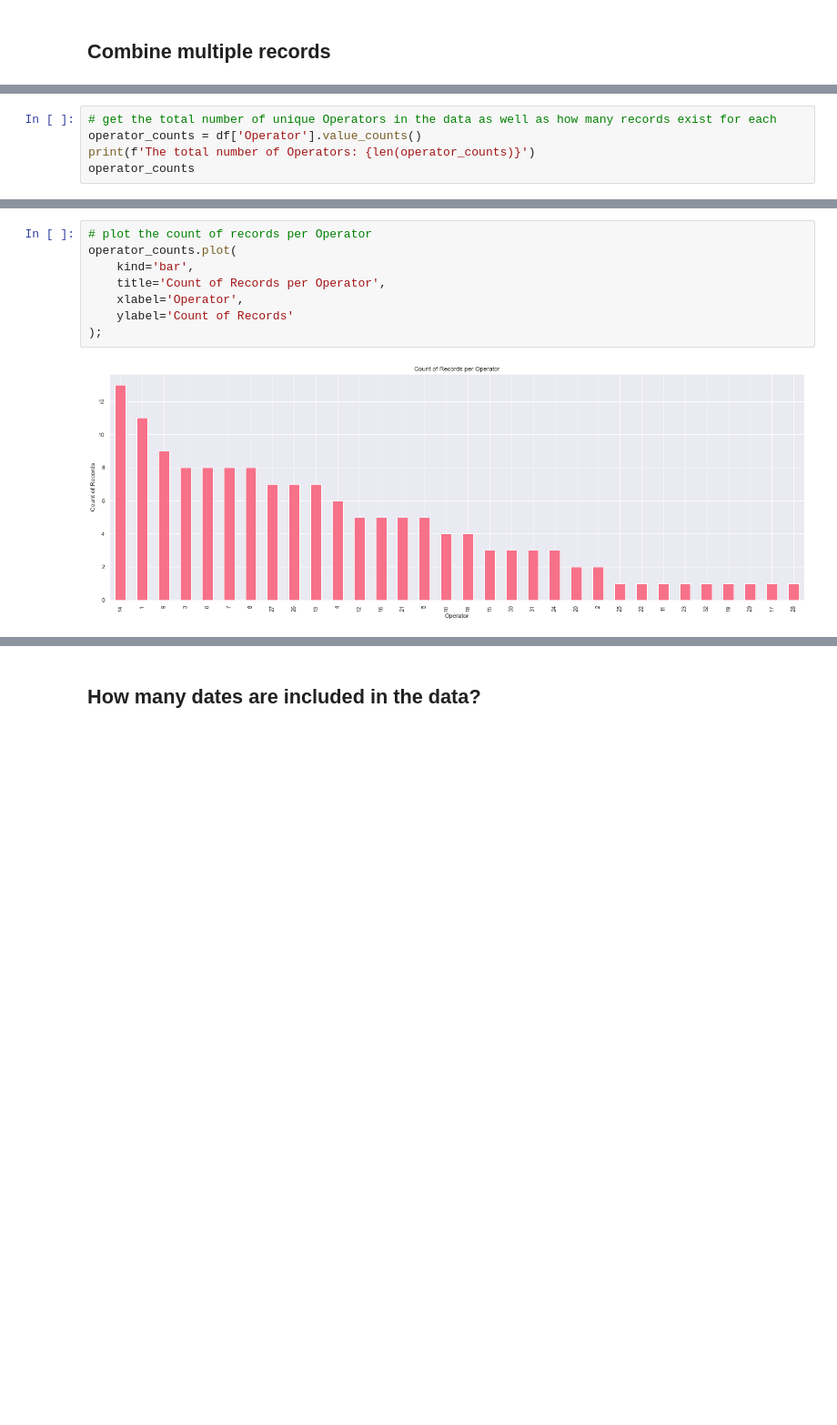
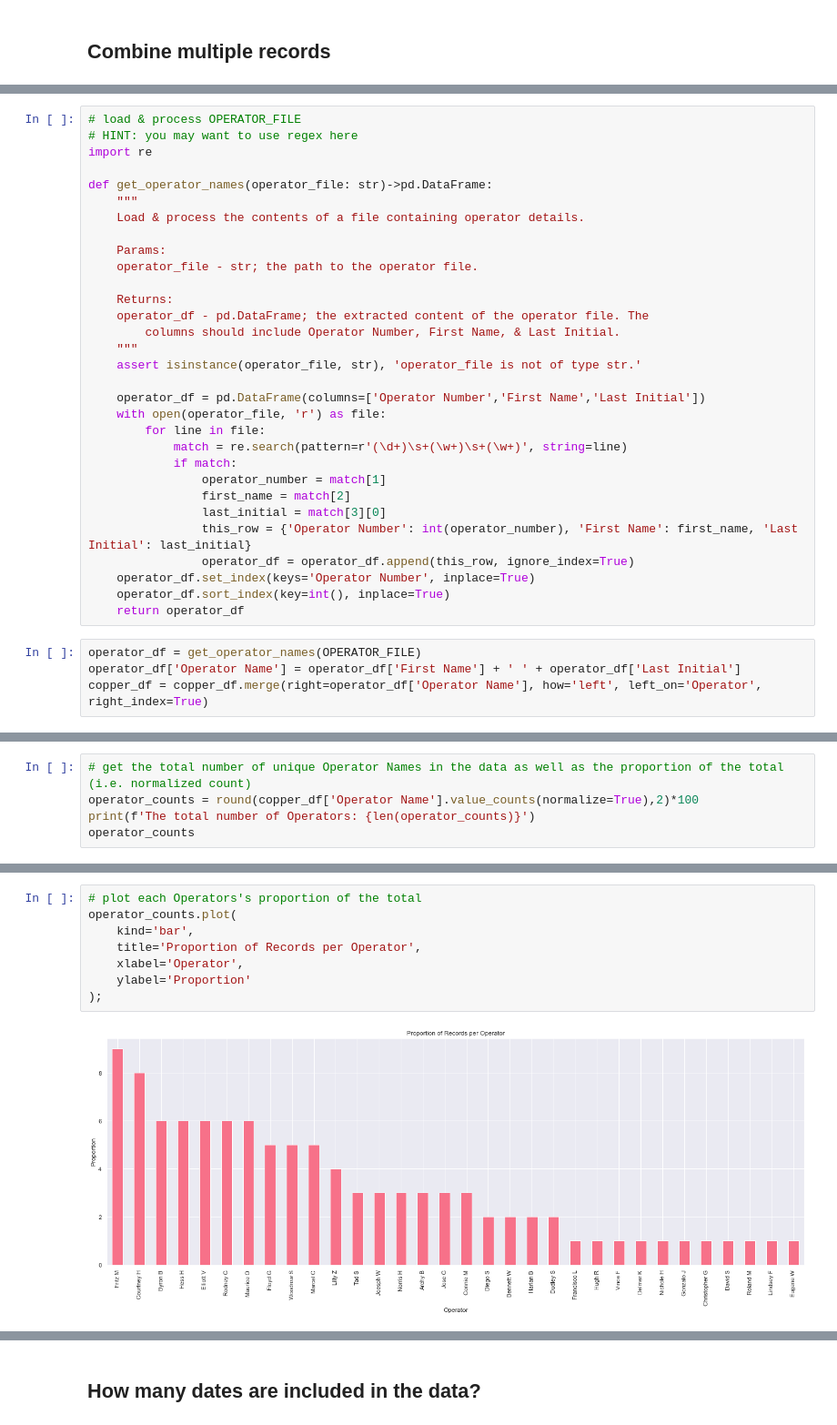
Before and after one commit to vilandao/analytics_onboarding, a Jupyter notebook: EDA.ipynb, the cells around one changed output, grey strips where cells are left out. Shown at 91% size. Cells and saved outputs as stored; diff of their text form; blank space fills up the shorter version.

```diff
--- a/EDA.ipynb
+++ b/EDA.ipynb
@@ -91,0 +111,35 @@ len(df)
+# %%
+# load & process OPERATOR_FILE
+# HINT: you may want to use regex here
+import re
+
+def get_operator_names(operator_file: str)->pd.DataFrame:
+    """
+    Load & process the contents of a file containing operator details.
+
+    Params:
+    operator_file - str; the path to the operator file.
+
+    Returns:
+    operator_df - pd.DataFrame; the extracted content of the operator file. The
+        columns should include Operator Number, First Name, & Last Initial.
+    """
+    assert isinstance(operator_file, str), 'operator_file is not of type str.'
+
+    operator_df = pd.DataFrame(columns=['Operator Number','First Name','Last Initial'])
+    with open(operator_file, 'r') as file:
+        for line in file:
+            match = re.search(pattern=r'(\d+)\s+(\w+)\s+(\w+)', string=line)
+            if match:
+                operator_number = match[1]
+                first_name = match[2]
+                last_initial = match[3][0]
+                this_row = {'Operator Number': int(operator_number), 'First Name': first_name, 'Last Initial': last_initial}
+                operator_df = operator_df.append(this_row, ignore_index=True)
+    operator_df.set_index(keys='Operator Number', inplace=True)
+    operator_df.sort_index(key=int(), inplace=True)
+    return operator_df
+# %%
+operator_df = get_operator_names(OPERATOR_FILE)
+operator_df['Operator Name'] = operator_df['First Name'] + ' ' + operator_df['Last Initial']
+copper_df = copper_df.merge(right=operator_df['Operator Name'], how='left', left_on='Operator', right_index=True)
@@ -159,6 +233,6 @@ shift_counts.plot(
 # %%
-# get the total number of unique Operators in the data as well as how many records exist for each
-operator_counts = df['Operator'].value_counts()
+# get the total number of unique Operator Names in the data as well as the proportion of the total (i.e. normalized count)
+operator_counts = round(copper_df['Operator Name'].value_counts(normalize=True),2)*100
 print(f'The total number of Operators: {len(operator_counts)}')
 operator_counts
 # %% [output]
@@ -183,11 +257,11 @@ Name: Operator, dtype: int64
 # %%
-# plot the count of records per Operator
+# plot each Operators's proportion of the total
 operator_counts.plot(
     kind='bar',
-    title='Count of Records per Operator',
+    title='Proportion of Records per Operator',
     xlabel='Operator',
-    ylabel='Count of Records'
+    ylabel='Proportion'
 );
 # %% [output]
-[figure, old version]
+[figure, new version]
 # %% [markdown]
```
Also changed, not shown: parts of 38 cells of this notebook, 3 other files.
